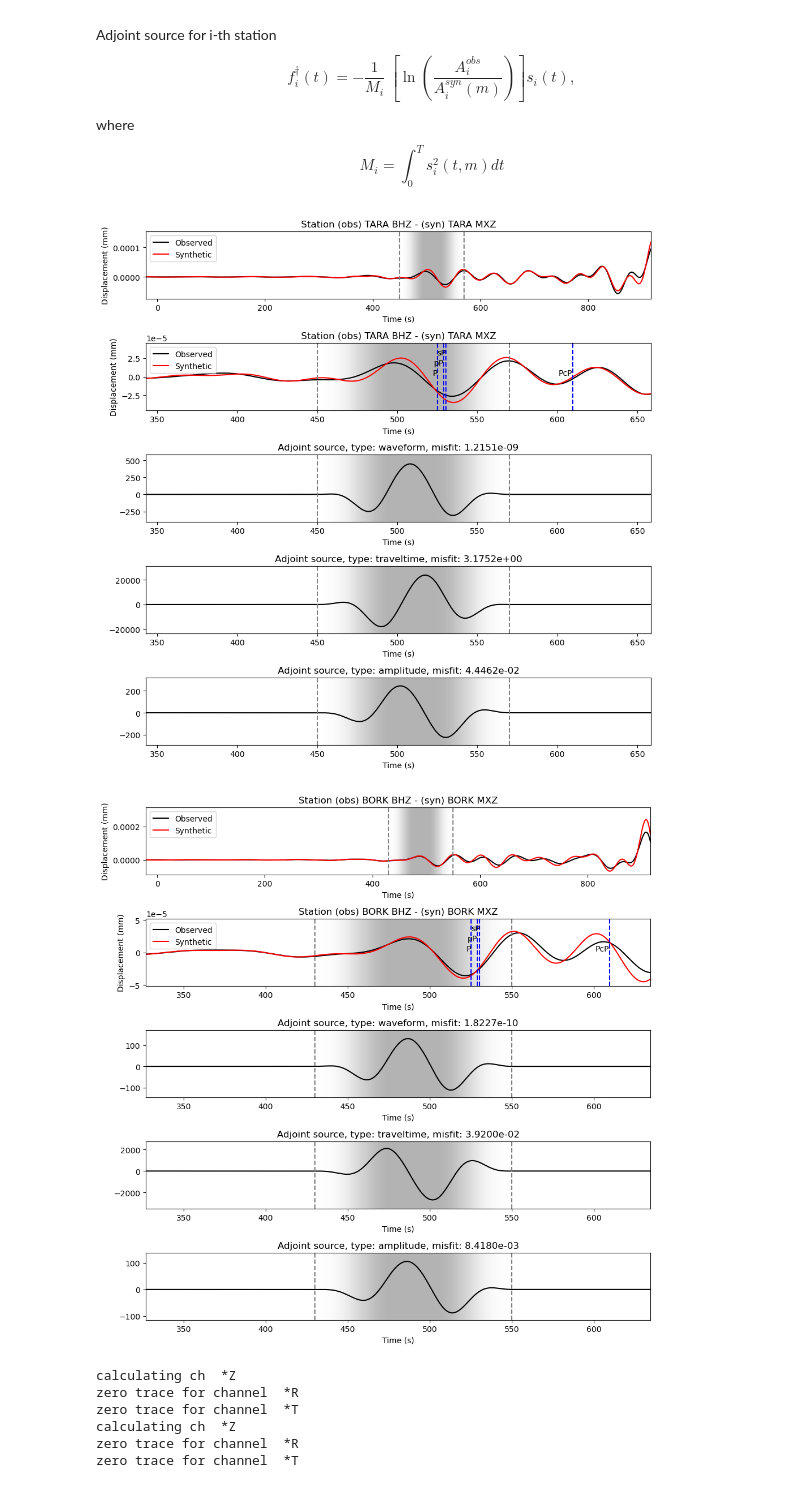
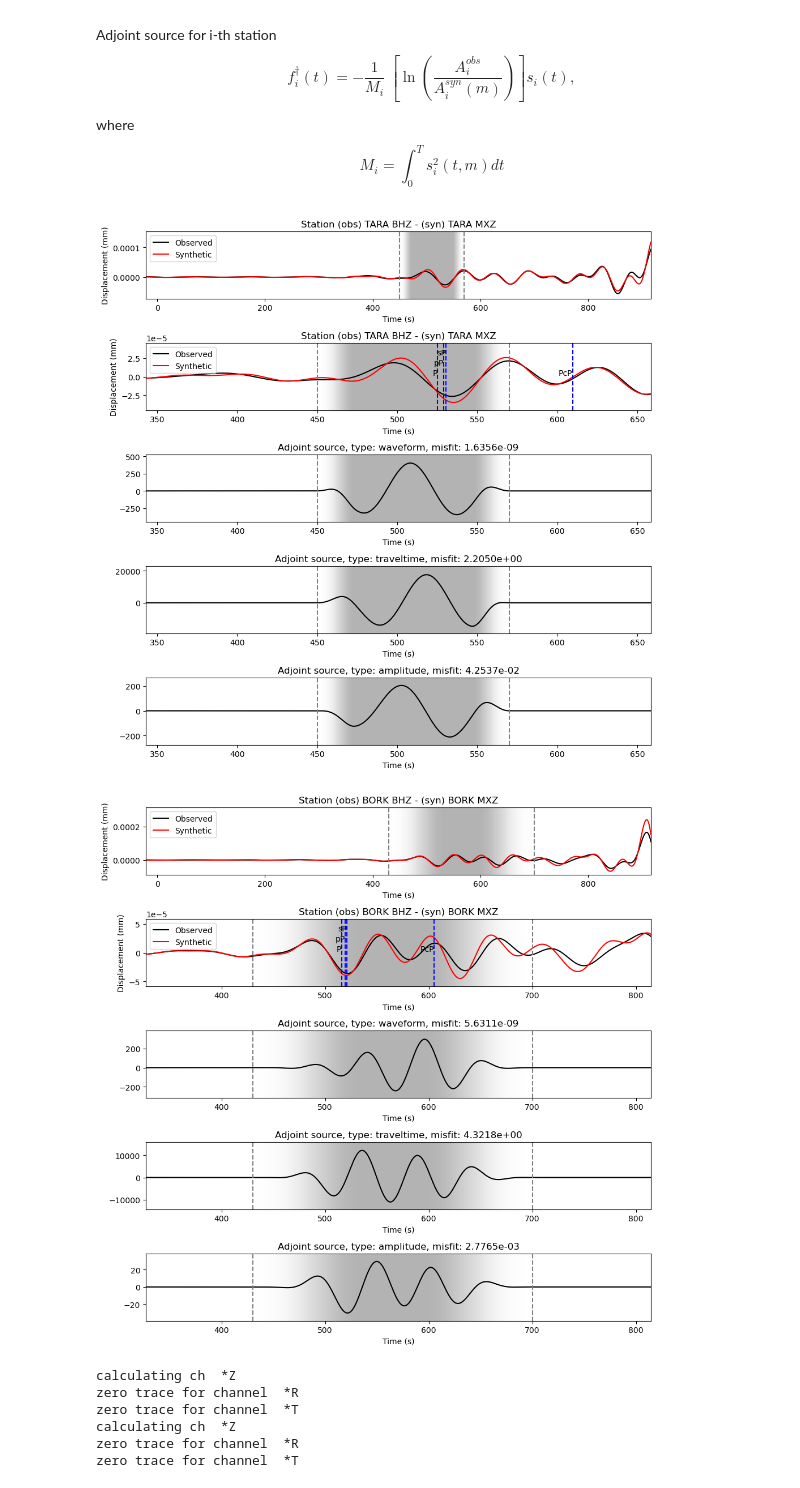
Before and after one commit to mnagaso/workshop_scoped_2024_specfem3d_globe, a Jupyter notebook: data_process_and_run_fwi_demo_half_adj.ipynb, the cells around one changed output. Saved outputs shown, nothing was run; the diff lists cells and outputs as text; code cells hidden in the pictures.

Commit message:
update traces. output adjoint source images

```diff
--- a/data_process_and_run_fwi_demo_half_adj.ipynb
+++ b/data_process_and_run_fwi_demo_half_adj.ipynb
@@ -378,9 +376,9 @@ st_obs = obspy.read("./data/C202401010710A/waveforms/*mseed") # in mseed format
 
 # load the synthetic waveform data with 3D model (with SPECFEM3D_GLOBE)
 # use the result from the forward simulation
-st_syn = obspy.read("./simulation/OUTPUT_FILES/*sac") # in sac format
+#st_syn = obspy.read("./simulation/OUTPUT_FILES/*sac") # in sac format
 # use the precalculated synthetics with 3D model
-#st_syn= obspy.read("./data/C202401010710A/waveforms_syn/*sac") # in sac format
+st_syn= obspy.read("./data/C202401010710A/waveforms_syn/*sac") # in sac format
 
 # load the 1D synthetic waveform data (with normal mode summation)
 st_syn_1d = obspy.read("./shakemov_syn/1d/*sac") # in sac format
@@ -795,7 +793,7 @@ def xcorr_shift(d, s):
 
 # function to calculate adjoint source
 def calculate_adjoint_source(_tr_obs, _tr_syn, origin, tmin, tmax,
-                             plot=False, adjtype='waveform', taper_percentage=0.3, win_type='cos_p10'):
+                             plot=False, adjtype='waveform', taper_percentage=0.3, win_type='cos_p10', save_img=False):
     """
     Calculate adjoint source
     tmin and tmax are the window range in seconds for the adjoint source calculation, starting from the first data point of the trace
@@ -984,9 +982,9 @@ def calculate_adjoint_source(_tr_obs, _tr_syn, origin, tmin, tmax,
             axs[i].imshow(wtest.reshape(1,-1), extent=extent, aspect='auto', cmap='Greys', alpha=0.3)
 
         # plot arrival time
-        if trace.stats.station == "BORK":
+        if tr_adj_t.stats.station == "BORK":
             arrivals = arrivals_bork
-        elif trace.stats.station == "TARA":
+        elif tr_adj_t.stats.station == "TARA":
             arrivals = arrivals_tara
 
         if trace.stats.station in ["BORK", "TARA"]:
@@ -999,6 +997,10 @@ def calculate_adjoint_source(_tr_obs, _tr_syn, origin, tmin, tmax,
 
 
         plt.tight_layout()
+
+        if save_img:
+            plt.savefig(f"./adjoint_source_{tr_adj_t.stats.station}.png")
+
         plt.show();
 
     if adjtype == 'waveform':
@@ -1015,21 +1017,23 @@ test_tr_obs = st_obs.select(station='TARA', channel='BHZ')[0].copy()
 twin_TARA = [450, 570]
 taper_percentage_TARA=0.8 # window length * taper_percentage / 2 is the taper length of the initial and final part of the window
 win_type='hann'
-_, _ = calculate_adjoint_source(test_tr_obs, test_tr_syn, origin, twin_TARA[0], twin_TARA[1], plot=True, adjtype='waveform',   taper_percentage=taper_percentage_TARA, win_type=win_type)
+_, _ = calculate_adjoint_source(test_tr_obs, test_tr_syn, origin, twin_TARA[0], twin_TARA[1], plot=True, adjtype='waveform',
+                                taper_percentage=taper_percentage_TARA, win_type=win_type, save_img=True)
 # %% [output]
-[figure, old version]
+[figure, new version]
 # %%
 # calculate adjoint source for 'BORK' station
 test_tr_syn = st_syn.select(station='BORK', channel='MXZ')[0].copy()
 test_tr_obs = st_obs.select(station='BORK', channel='BHZ')[0].copy()
 
 twin_BORK = [430, 700] # include other phases
 #twin_BORK = [430, 550] # only P-wave
 taper_percentage_BORK=0.8 # window length * taper_percentage / 2 is the taper length of the initial and final part of the window
 win_type='hann'
-_, _ = calculate_adjoint_source(test_tr_obs, test_tr_syn, origin, twin_BORK[0], twin_BORK[1], plot=True, adjtype='waveform',   taper_percentage=taper_percentage_BORK, win_type=win_type)
+_, _ = calculate_adjoint_source(test_tr_obs, test_tr_syn, origin, twin_BORK[0], twin_BORK[1], plot=True, adjtype='waveform',
+                                taper_percentage=taper_percentage_BORK, win_type=win_type, save_img=True)
 # %% [output]
-[figure, old version]
+[figure, new version]
 # %%
 import obspy
 channel_list = ['*Z', '*R', '*T'] # BHZ, BHR, BHT in the observed data and MXZ, MXR, MXT in the synthetic data
```
Also changed, not shown: parts of 9 cells of this notebook, 8 other files.
